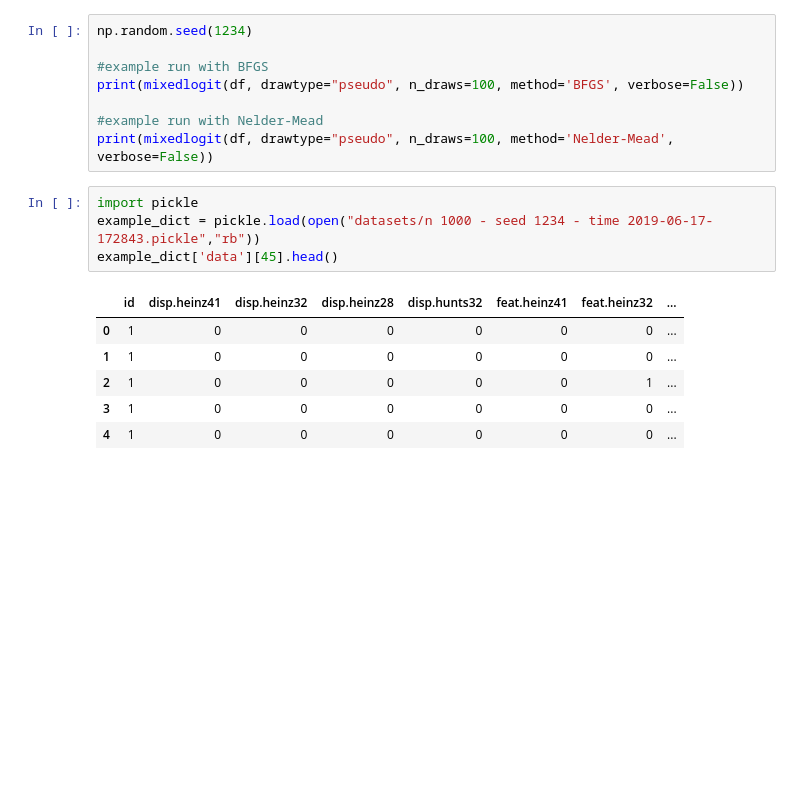
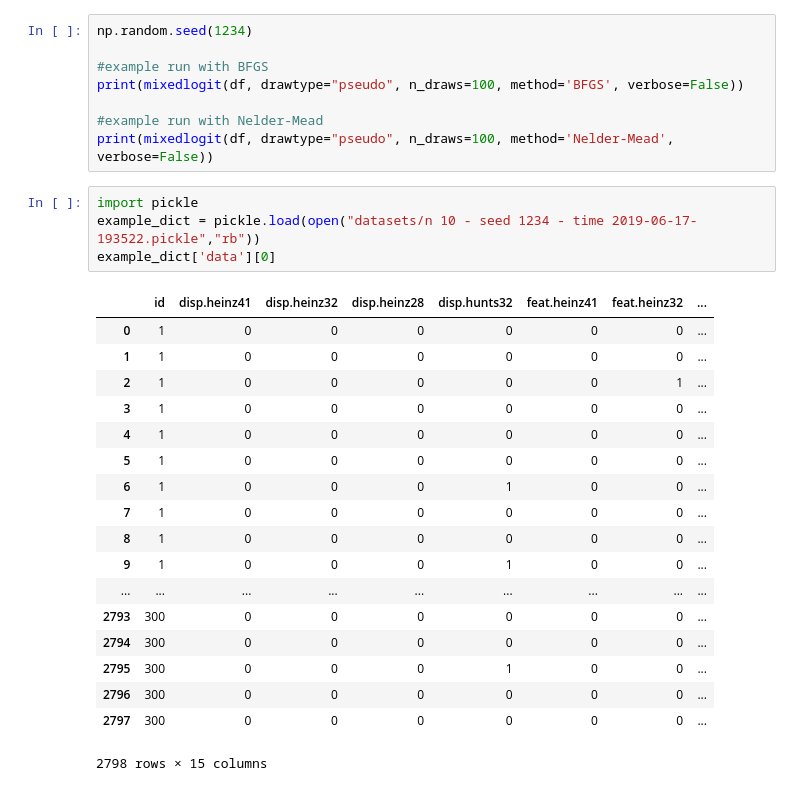
Before and after one commit to timellemeet/mixedlogit, a Jupyter notebook: main.ipynb, the cells around one changed output. Drawn from its saved outputs; the diff is of its cells as text; blank space fills up the shorter version.

```diff
--- a/main.ipynb
+++ b/main.ipynb
@@ -148,15 +148,27 @@ print(mixedlogit(df, drawtype="pseudo", n_draws=100, method='BFGS', verbose=Fals
 print(mixedlogit(df, drawtype="pseudo", n_draws=100, method='Nelder-Mead', verbose=False))
 # %%
 import pickle
-example_dict = pickle.load(open("datasets/n 1000 - seed 1234 - time 2019-06-17-172843.pickle","rb"))
-example_dict['data'][45].head()
+example_dict = pickle.load(open("datasets/n 10 - seed 1234 - time 2019-06-17-193522.pickle","rb"))
+example_dict['data'][0]
 # %% [output]
 |  | id | disp.heinz41 | disp.heinz32 | disp.heinz28 | disp.hunts32 | feat.heinz41 | feat.heinz32 | ... |
 | 0 | 1 | 0 | 0 | 0 | 0 | 0 | 0 | ... |
 | 1 | 1 | 0 | 0 | 0 | 0 | 0 | 0 | ... |
 | 2 | 1 | 0 | 0 | 0 | 0 | 0 | 1 | ... |
 | 3 | 1 | 0 | 0 | 0 | 0 | 0 | 0 | ... |
 | 4 | 1 | 0 | 0 | 0 | 0 | 0 | 0 | ... |
+| 5 | 1 | 0 | 0 | 0 | 0 | 0 | 0 | ... |
+| 6 | 1 | 0 | 0 | 0 | 1 | 0 | 0 | ... |
+| 7 | 1 | 0 | 0 | 0 | 0 | 0 | 0 | ... |
+| 8 | 1 | 0 | 0 | 0 | 0 | 0 | 0 | ... |
+| 9 | 1 | 0 | 0 | 0 | 1 | 0 | 0 | ... |
+| ... | ... | ... | ... | ... | ... | ... | ... | ... |
+| 2793 | 300 | 0 | 0 | 0 | 0 | 0 | 0 | ... |
+| 2794 | 300 | 0 | 0 | 0 | 0 | 0 | 0 | ... |
+| 2795 | 300 | 0 | 0 | 0 | 1 | 0 | 0 | ... |
+| 2796 | 300 | 0 | 0 | 0 | 0 | 0 | 0 | ... |
+| 2797 | 300 | 0 | 0 | 0 | 0 | 0 | 0 | ... |
+2798 rows × 15 columns
 # %%
 np.random.seed(1234)
 
```
Also changed, not shown: parts of 3 cells of this notebook, 5 other files.
